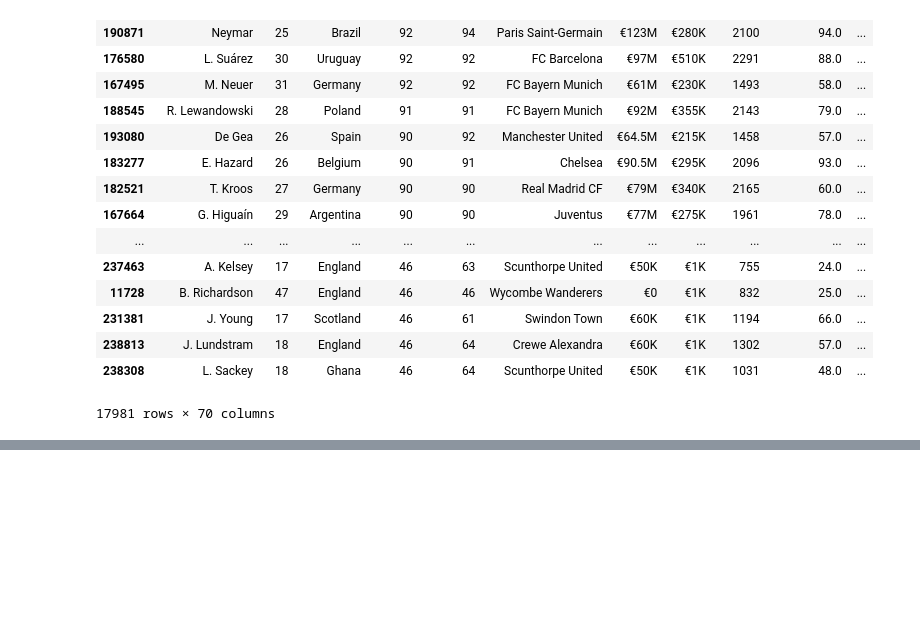
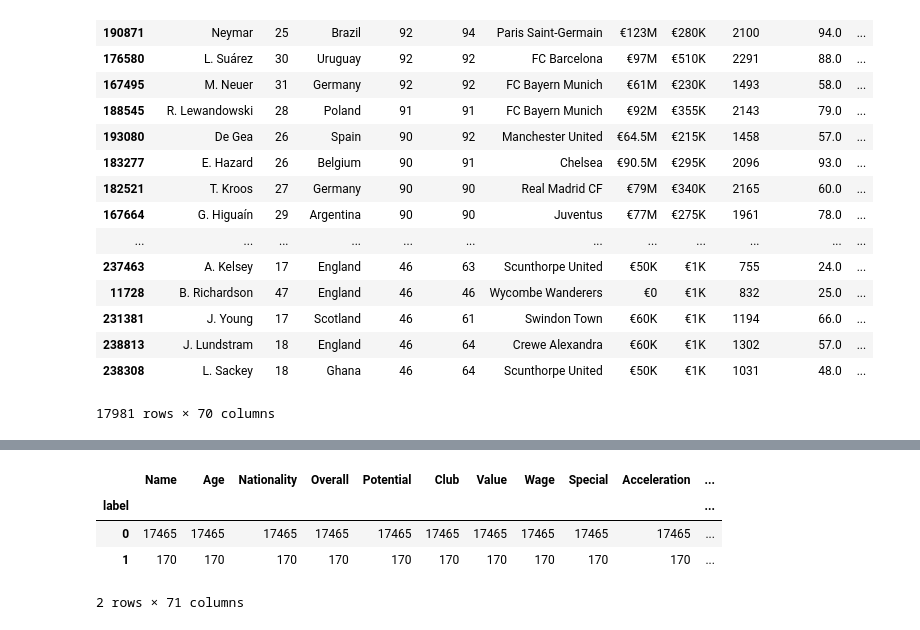
Before and after one commit to mssalvador/Fifa2018, a Jupyter notebook: Teknisk Tirsdag Tutorial.ipynb, the cells around one changed output, grey strips where cells are left out. Saved outputs shown, nothing was run; the diff lists cells and outputs as text; code cells hidden in the pictures; blank space fills up the shorter version.

```diff
--- a/Teknisk Tirsdag Tutorial.ipynb
+++ b/Teknisk Tirsdag Tutorial.ipynb
@@ -71,0 +210,8 @@ df
+# %%
+df_train.groupby('label').count()
+# %% [output]
+|  | Name | Age | Nationality | Overall | Potential | Club | Value | Wage | Special | Acceleration | ... |
+| label |  |  |  |  |  |  |  |  |  |  | ... |
+| 0 | 17465 | 17465 | 17465 | 17465 | 17465 | 17465 | 17465 | 17465 | 17465 | 17465 | ... |
+| 1 | 170 | 170 | 170 | 170 | 170 | 170 | 170 | 170 | 170 | 170 | ... |
+2 rows × 71 columns
```
Also changed, not shown: parts of 21 cells of this notebook.
